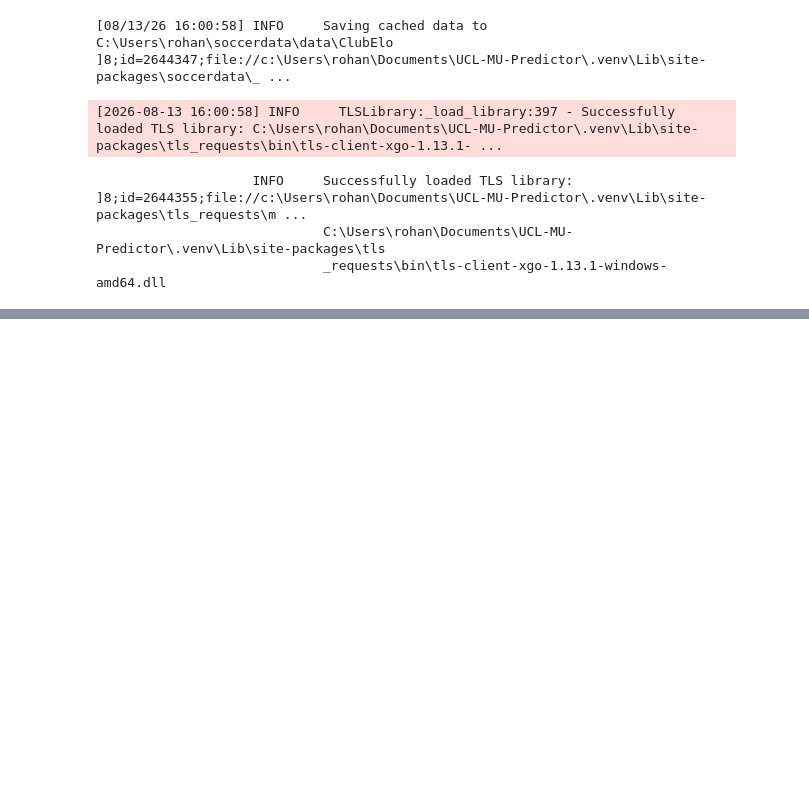
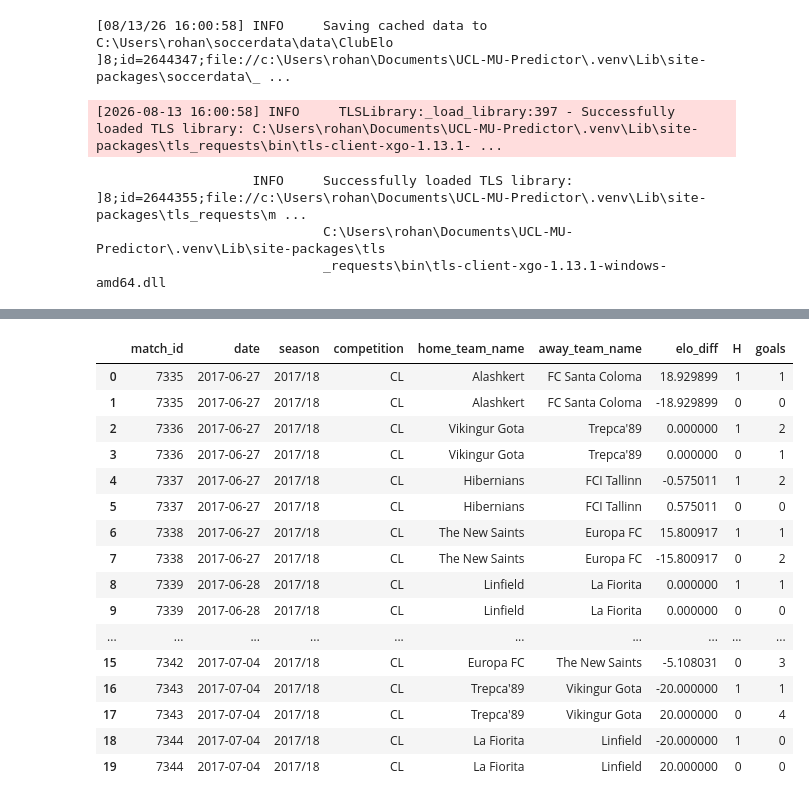
Before and after one commit to rohanhs568/UCL-MU-Predictor, a Jupyter notebook: notebooks/02_poisson_ml_model_.ipynb, the cells around one changed output, grey strips where cells are left out. Drawn from its saved outputs; the diff is of its cells as text; code cells hidden in the pictures; blank space fills up the shorter version.

```diff
--- a/notebooks/02_poisson_ml_model_.ipynb
+++ b/notebooks/02_poisson_ml_model_.ipynb
@@ -147,0 +219,20 @@ elo_matches.head()
+# %%
+home_elo_matches = elo_matches.copy()
+home_elo_matches['elo_diff'] = home_elo_matches['home_elo_before'] - home_elo_matches['away_elo_before']
+home_elo_matches['H'] = 1
+home_elo_matches['goals'] = home_elo_matches['home_goals']
+
+away_elo_matches = elo_matches.copy()
+away_elo_matches['elo_diff'] = away_elo_matches['away_elo_before'] - away_elo_matches['home_elo_before']
+away_elo_matches['H'] = 0
+away_elo_matches['goals'] = away_elo_matches['away_goals']
+
+doubled_elo_matches = pd.concat([home_elo_matches, away_elo_matches])
+
+doubled_elo_matches = doubled_elo_matches.sort_values(
+    ['date', 'match_id']
+)
+
+middle = len(doubled_elo_matches) // 2
+
+display(doubled_elo_matches[middle - 5:middle + 5])
@@ -147,0 +251,52 @@ elo_matches.head()
+# %%
+ml_table = doubled_elo_matches.copy()
+
+ml_table = ml_table[
+    [
+        "match_id",
+        "date",
+        "season",
+        "competition",
+        "home_team_name",
+        "away_team_name",
+        "elo_diff",
+        "H",
+        "goals"
+    ]
+]
+
+ml_table = ml_table[
+    ml_table["season"].isin([
+        "2017/18",
+        "2018/19",
+        "2019/20",
+        "2020/21",
+        "2021/22",
+        "2022/23",
+        "2023/24",
+        "2024/25",
+        "2025/26"
+    ])
+]
+
+ml_table = ml_table.sort_values(["date", "match_id", "H"], ascending=[True, True, False]).reset_index(drop=True)
+
+ml_table.head(20)
+# %% [output]
+|  | match_id | date | season | competition | home_team_name | away_team_name | elo_diff | H | goals |
+| 0 | 7335 | 2017-06-27 | 2017/18 | CL | Alashkert | FC Santa Coloma | 18.929899 | 1 | 1 |
+| 1 | 7335 | 2017-06-27 | 2017/18 | CL | Alashkert | FC Santa Coloma | -18.929899 | 0 | 0 |
+| 2 | 7336 | 2017-06-27 | 2017/18 | CL | Vikingur Gota | Trepca'89 | 0.000000 | 1 | 2 |
+| 3 | 7336 | 2017-06-27 | 2017/18 | CL | Vikingur Gota | Trepca'89 | 0.000000 | 0 | 1 |
+| 4 | 7337 | 2017-06-27 | 2017/18 | CL | Hibernians | FCI Tallinn | -0.575011 | 1 | 2 |
+| 5 | 7337 | 2017-06-27 | 2017/18 | CL | Hibernians | FCI Tallinn | 0.575011 | 0 | 0 |
+| 6 | 7338 | 2017-06-27 | 2017/18 | CL | The New Saints | Europa FC | 15.800917 | 1 | 1 |
+| 7 | 7338 | 2017-06-27 | 2017/18 | CL | The New Saints | Europa FC | -15.800917 | 0 | 2 |
+| 8 | 7339 | 2017-06-28 | 2017/18 | CL | Linfield | La Fiorita | 0.000000 | 1 | 1 |
+| 9 | 7339 | 2017-06-28 | 2017/18 | CL | Linfield | La Fiorita | 0.000000 | 0 | 0 |
+| ... | ... | ... | ... | ... | ... | ... | ... | ... | ... |
+| 15 | 7342 | 2017-07-04 | 2017/18 | CL | Europa FC | The New Saints | -5.108031 | 0 | 3 |
+| 16 | 7343 | 2017-07-04 | 2017/18 | CL | Trepca'89 | Vikingur Gota | -20.000000 | 1 | 1 |
+| 17 | 7343 | 2017-07-04 | 2017/18 | CL | Trepca'89 | Vikingur Gota | 20.000000 | 0 | 4 |
+| 18 | 7344 | 2017-07-04 | 2017/18 | CL | La Fiorita | Linfield | -20.000000 | 1 | 0 |
+| 19 | 7344 | 2017-07-04 | 2017/18 | CL | La Fiorita | Linfield | 20.000000 | 0 | 0 |
```
Also changed, not shown: parts of 6 cells of this notebook.
